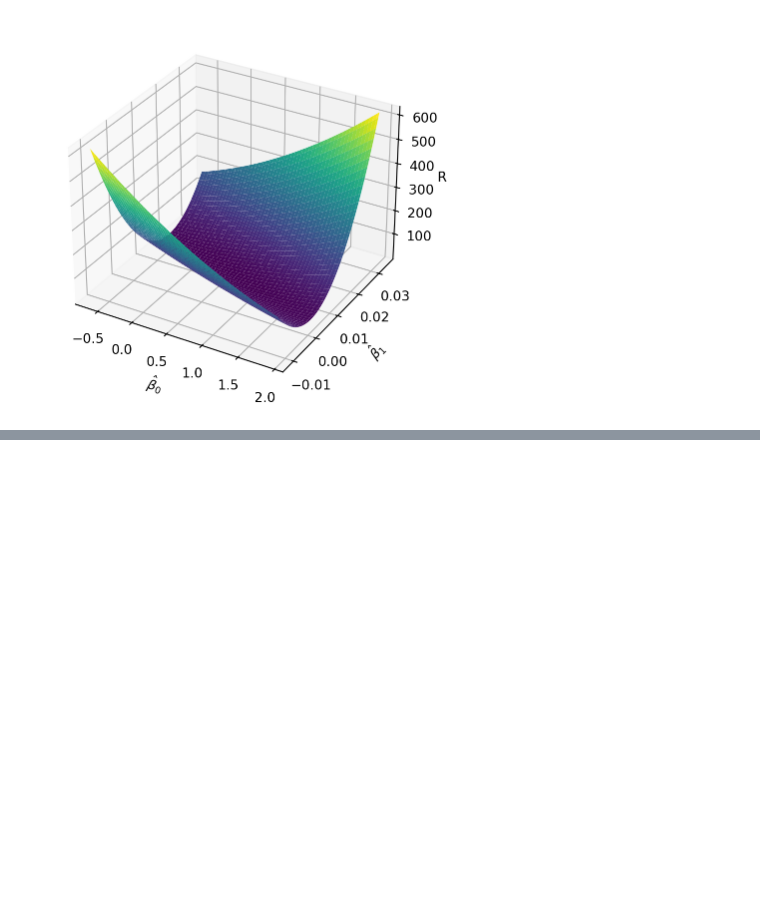
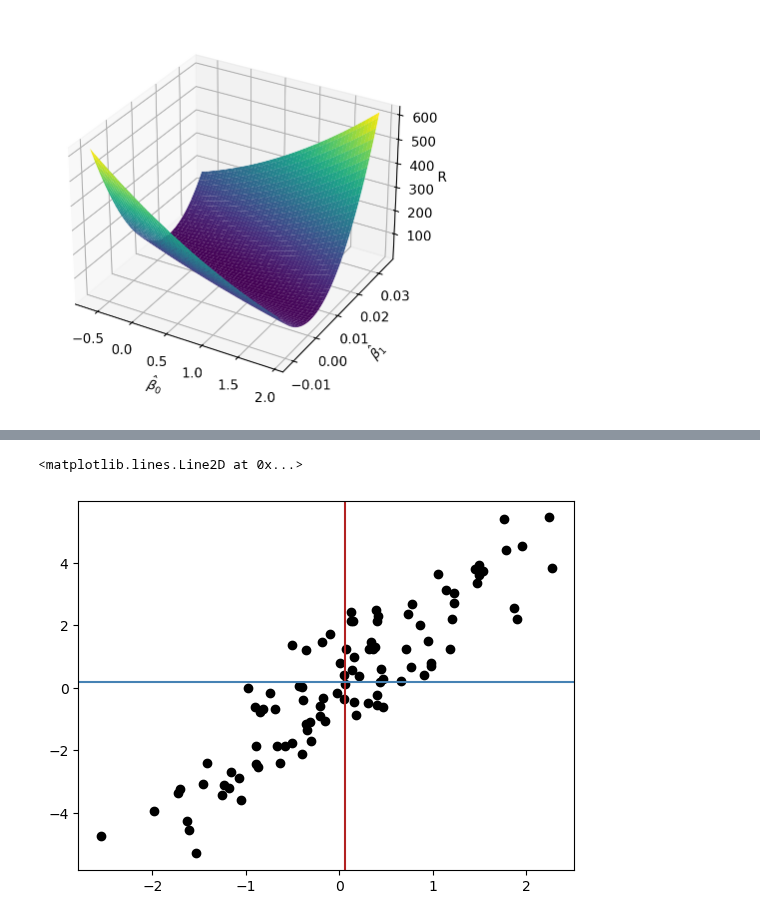
Before and after one commit to febse/econ2024-de, a Jupyter notebook: 03-KQ-Methode.ipynb, the cells around one changed output, grey strips where cells are left out. Saved outputs shown, nothing was run; the diff lists cells and outputs as text; code cells hidden in the pictures; blank space fills up the shorter version.

```diff
--- a/03-KQ-Methode.ipynb
+++ b/03-KQ-Methode.ipynb
@@ -311,0 +415,15 @@ Es gibt zwei Interpretationen der Koeffizienten in Regressionsmodellen (XXX, che
+# %%
+# Set seed for reproducibility
+np.random.seed(0)
+
+# Create a DataFrame
+x = np.random.normal(size=100, loc=0, scale=1)
+y = 2 * x + np.random.normal(size=100, scale=1)
+
+# Plot
+plt.scatter(x, y, color="black")
+plt.axvline(x.mean(), color='firebrick', label='Mittelwert von x')
+plt.axhline(y.mean(), color='steelblue', label='Mittelwert von y')
+# %% [output]
+<matplotlib.lines.Line2D at 0x...>
+[figure, added]
```
Also changed, not shown: parts of 54 cells of this notebook.
